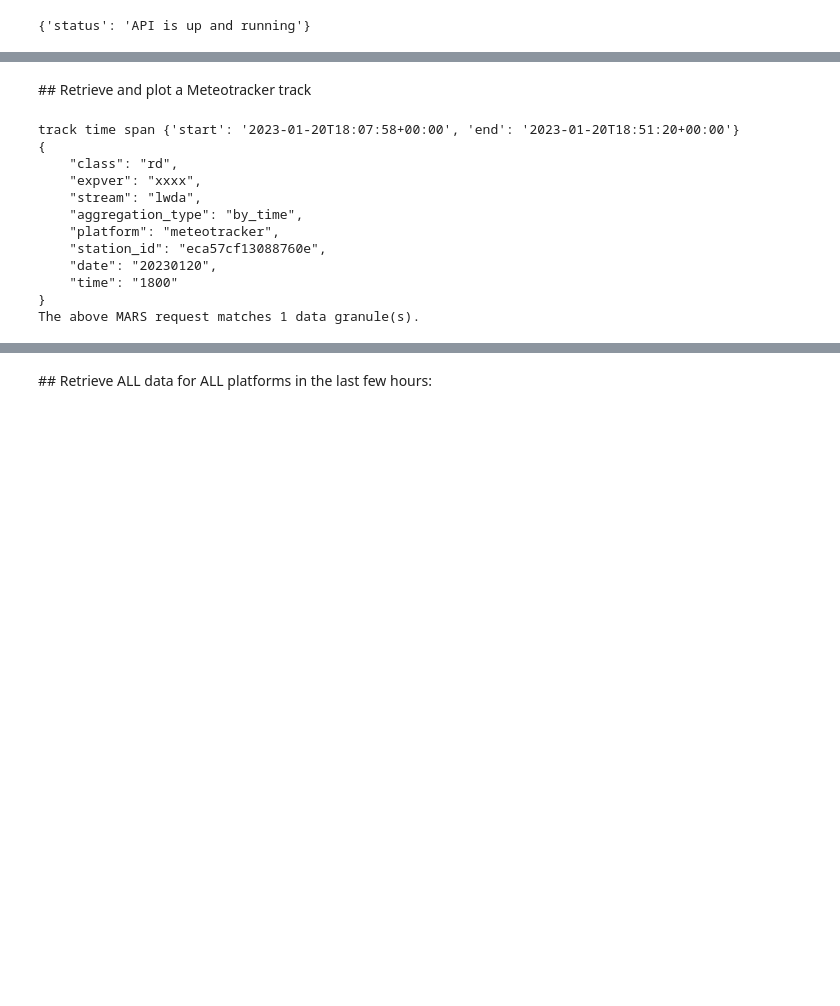
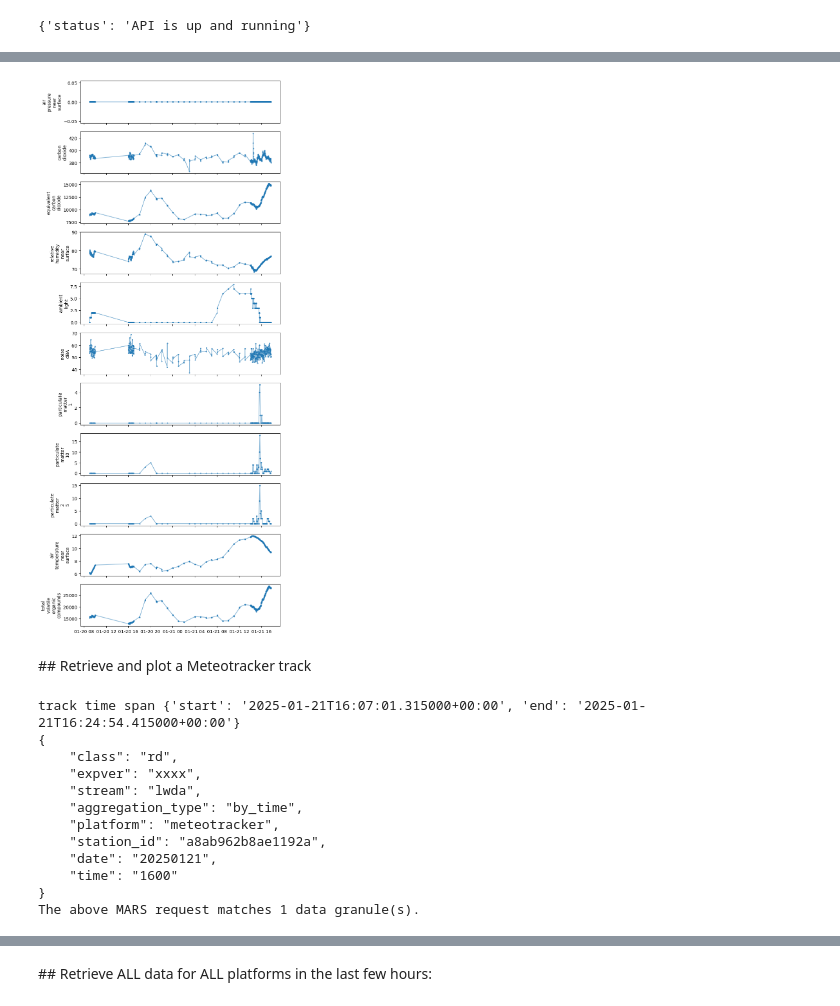
Before and after one commit to ecmwf/IonBeam, a Jupyter notebook: notebooks/api_tests/Quickstart.ipynb, the cells around one changed output, grey strips where cells are left out. Drawn from its saved outputs; the diff is of its cells as text; code cells hidden in the pictures; blank space fills up the shorter version.

```diff
--- a/notebooks/api_tests/Quickstart.ipynb
+++ b/notebooks/api_tests/Quickstart.ipynb
@@ -177,5 +180,6 @@ IndexError: list index out of range
 # %%
 if by_platform["acronet"]:
-    example_station = all_by_platform["smart_citizen_kit"][-1]
+    example_station = by_platform["smart_citizen_kit"][-1]
     print(example_station)
     plot_example_station(example_station)
+# %% [output]
@@ -182,7 +188,8 @@ if by_platform["acronet"]:
+[figure, added]
 # %% [markdown]
 ## Retrieve and plot a Meteotracker track
 # %%
-example_station = all_by_platform["meteotracker"][-1]
+example_station = by_platform["meteotracker"][-1]
 print("track time span", example_station["time_span"])
 
 print(json.dumps(example_station["mars_selection"], indent = 4))
@@ -194,16 +201,16 @@ args = {
     "format" : "parquet"
 }
 # %% [output]
-track time span {'start': '2023-01-20T18:07:58+00:00', 'end': '2023-01-20T18:51:20+00:00'}
+track time span {'start': '2025-01-21T16:07:01.315000+00:00', 'end': '2025-01-21T16:24:54.415000+00:00'}
 {
     "class": "rd",
     "expver": "xxxx",
     "stream": "lwda",
     "aggregation_type": "by_time",
     "platform": "meteotracker",
-    "station_id": "eca57cf13088760e",
-    "date": "20230120",
-    "time": "1800"
+    "station_id": "a8ab962b8ae1192a",
+    "date": "20250121",
+    "time": "1600"
 }
 The above MARS request matches 1 data granule(s).
 # %%
```
Also changed, not shown: parts of 6 cells of this notebook.
